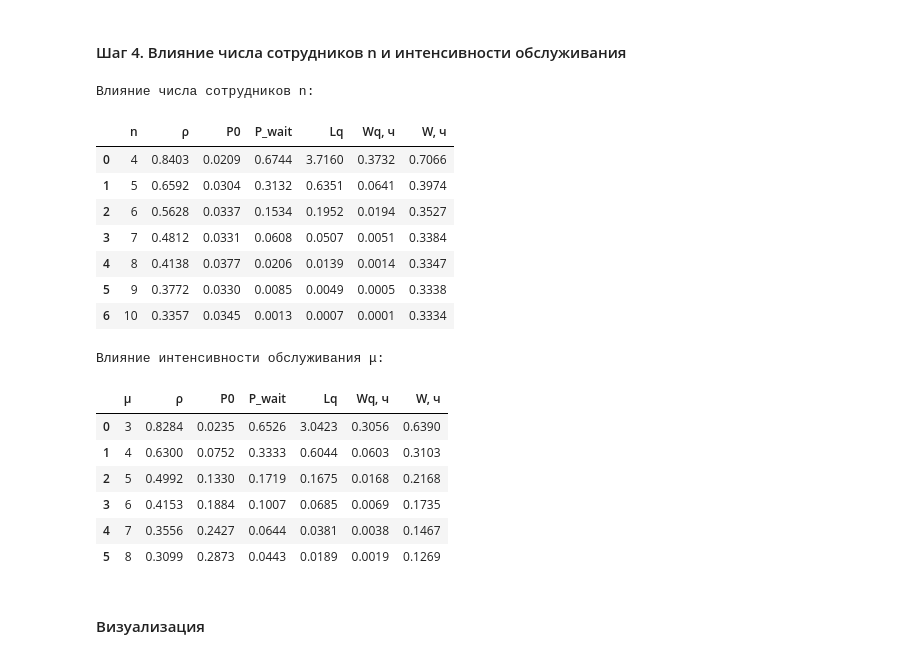
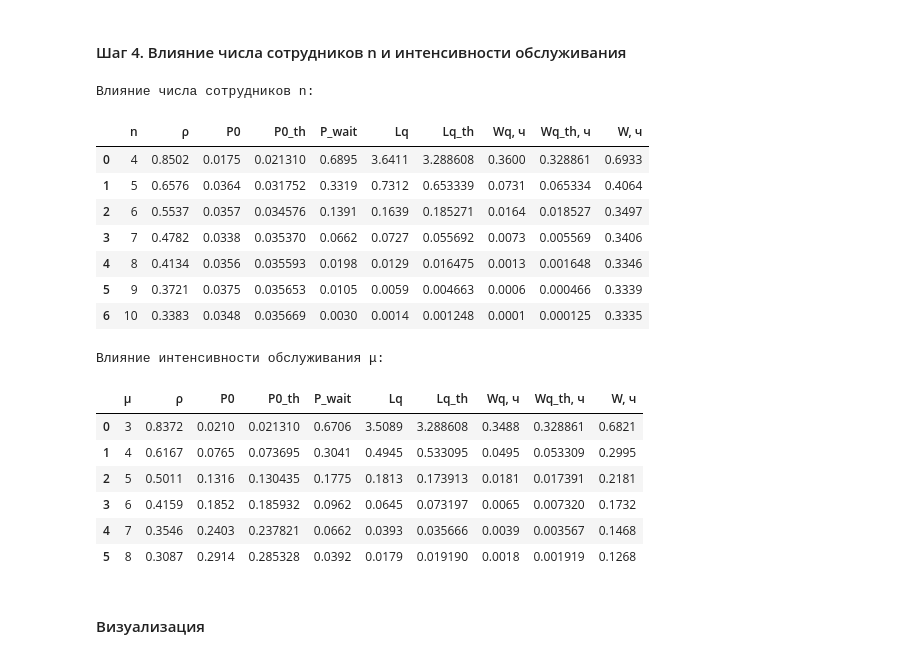
Before and after one commit to kimvlry/supercool-queueing-theory, a Jupyter notebook: lab-2.ipynb, the cells around one changed output. Saved outputs shown, nothing was run; the diff lists cells and outputs as text; code cells hidden in the pictures.

Commit message:
[lab-2, lab-3]: display theory

```diff
--- a/lab-2.ipynb
+++ b/lab-2.ipynb
@@ -249,58 +249,68 @@ Wq (ч)     0.3647  0.3289  10.90
 # %% [markdown]
 #### Шаг 4. Влияние числа сотрудников n и интенсивности обслуживания
 # %%
+from math import factorial
+
 # --- варьируем n ---
 rows_n = []
 for n in range(4, 11):
     r = simulate(ARRIVAL_RATE, SERVICE_RATE, n, SIMULATION_TIME)
+    t = erlang_c_theory(ARRIVAL_RATE, SERVICE_RATE, n)
     rows_n.append({
         "n": n,
-        "ρ":      r["ρ   (загрузка канала)"],
-        "P0":     r["P0  (простой системы)"],
-        "P_wait": r["P_w (вероятность ожидания)"],
-        "Lq":     r["Lq  (ср. очередь)"],
-        "Wq, ч":  r["Wq  (ср. ожидание, ч)"],
-        "W, ч":   r["W   (ср. время в системе, ч)"]
+        "ρ":        r["ρ   (загрузка канала)"],
+        "P0":       r["P0  (простой системы)"],
+        "P0_th":    t["P0_theory"] if t else None,
+        "P_wait":   r["P_w (вероятность ожидания)"],
+        "Lq":       r["Lq  (ср. очередь)"],
+        "Lq_th":    t["Lq_theory"] if t else None,
+        "Wq, ч":    r["Wq  (ср. ожидание, ч)"],
+        "Wq_th, ч": t["Wq_theory (ч)"] if t else None,
+        "W, ч":     r["W   (ср. время в системе, ч)"]
     })
 df_n = pd.DataFrame(rows_n)
 
 # --- варьируем μ ---
 rows_mu = []
 for mu in range(3, 9):
     r = simulate(ARRIVAL_RATE, mu, NUM_CHANNELS, SIMULATION_TIME)
+    t = erlang_c_theory(ARRIVAL_RATE, mu, NUM_CHANNELS)
     rows_mu.append({
-        "μ":      mu,
-        "ρ":      r["ρ   (загрузка канала)"],
-        "P0":     r["P0  (простой системы)"],
-        "P_wait": r["P_w (вероятность ожидания)"],
-        "Lq":     r["Lq  (ср. очередь)"],
-        "Wq, ч":  r["Wq  (ср. ожидание, ч)"],
-        "W, ч":   r["W   (ср. время в системе, ч)"]
+        "μ":        mu,
+        "ρ":        r["ρ   (загрузка канала)"],
+        "P0":       r["P0  (простой системы)"],
+        "P0_th":    t["P0_theory"] if t else None,
+        "P_wait":   r["P_w (вероятность ожидания)"],
+        "Lq":       r["Lq  (ср. очередь)"],
+        "Lq_th":    t["Lq_theory"] if t else None,
+        "Wq, ч":    r["Wq  (ср. ожидание, ч)"],
+        "Wq_th, ч": t["Wq_theory (ч)"] if t else None,
+        "W, ч":     r["W   (ср. время в системе, ч)"]
     })
 df_mu = pd.DataFrame(rows_mu)
 
 print("Влияние числа сотрудников n:")
 display(df_n)
 print("\nВлияние интенсивности обслуживания μ:")
 display(df_mu)
 # %% [output]
 Влияние числа сотрудников n:
-|  | n | ρ | P0 | P_wait | Lq | Wq, ч | W, ч |
-| 0 | 4 | 0.8403 | 0.0209 | 0.6744 | 3.7160 | 0.3732 | 0.7066 |
-| 1 | 5 | 0.6592 | 0.0304 | 0.3132 | 0.6351 | 0.0641 | 0.3974 |
-| 2 | 6 | 0.5628 | 0.0337 | 0.1534 | 0.1952 | 0.0194 | 0.3527 |
-| 3 | 7 | 0.4812 | 0.0331 | 0.0608 | 0.0507 | 0.0051 | 0.3384 |
-| 4 | 8 | 0.4138 | 0.0377 | 0.0206 | 0.0139 | 0.0014 | 0.3347 |
-| 5 | 9 | 0.3772 | 0.0330 | 0.0085 | 0.0049 | 0.0005 | 0.3338 |
-| 6 | 10 | 0.3357 | 0.0345 | 0.0013 | 0.0007 | 0.0001 | 0.3334 |
+|  | n | ρ | P0 | P0_th | P_wait | Lq | Lq_th | Wq, ч | Wq_th, ч | W, ч |
+| 0 | 4 | 0.8502 | 0.0175 | 0.021310 | 0.6895 | 3.6411 | 3.288608 | 0.3600 | 0.328861 | 0.6933 |
+| 1 | 5 | 0.6576 | 0.0364 | 0.031752 | 0.3319 | 0.7312 | 0.653339 | 0.0731 | 0.065334 | 0.4064 |
+| 2 | 6 | 0.5537 | 0.0357 | 0.034576 | 0.1391 | 0.1639 | 0.185271 | 0.0164 | 0.018527 | 0.3497 |
+| 3 | 7 | 0.4782 | 0.0338 | 0.035370 | 0.0662 | 0.0727 | 0.055692 | 0.0073 | 0.005569 | 0.3406 |
+| 4 | 8 | 0.4134 | 0.0356 | 0.035593 | 0.0198 | 0.0129 | 0.016475 | 0.0013 | 0.001648 | 0.3346 |
+| 5 | 9 | 0.3721 | 0.0375 | 0.035653 | 0.0105 | 0.0059 | 0.004663 | 0.0006 | 0.000466 | 0.3339 |
+| 6 | 10 | 0.3383 | 0.0348 | 0.035669 | 0.0030 | 0.0014 | 0.001248 | 0.0001 | 0.000125 | 0.3335 |
 Влияние интенсивности обслуживания μ:
-|  | μ | ρ | P0 | P_wait | Lq | Wq, ч | W, ч |
-| 0 | 3 | 0.8284 | 0.0235 | 0.6526 | 3.0423 | 0.3056 | 0.6390 |
-| 1 | 4 | 0.6300 | 0.0752 | 0.3333 | 0.6044 | 0.0603 | 0.3103 |
-| 2 | 5 | 0.4992 | 0.1330 | 0.1719 | 0.1675 | 0.0168 | 0.2168 |
-| 3 | 6 | 0.4153 | 0.1884 | 0.1007 | 0.0685 | 0.0069 | 0.1735 |
-| 4 | 7 | 0.3556 | 0.2427 | 0.0644 | 0.0381 | 0.0038 | 0.1467 |
-| 5 | 8 | 0.3099 | 0.2873 | 0.0443 | 0.0189 | 0.0019 | 0.1269 |
+|  | μ | ρ | P0 | P0_th | P_wait | Lq | Lq_th | Wq, ч | Wq_th, ч | W, ч |
+| 0 | 3 | 0.8372 | 0.0210 | 0.021310 | 0.6706 | 3.5089 | 3.288608 | 0.3488 | 0.328861 | 0.6821 |
+| 1 | 4 | 0.6167 | 0.0765 | 0.073695 | 0.3041 | 0.4945 | 0.533095 | 0.0495 | 0.053309 | 0.2995 |
+| 2 | 5 | 0.5011 | 0.1316 | 0.130435 | 0.1775 | 0.1813 | 0.173913 | 0.0181 | 0.017391 | 0.2181 |
+| 3 | 6 | 0.4159 | 0.1852 | 0.185932 | 0.0962 | 0.0645 | 0.073197 | 0.0065 | 0.007320 | 0.1732 |
+| 4 | 7 | 0.3546 | 0.2403 | 0.237821 | 0.0662 | 0.0393 | 0.035666 | 0.0039 | 0.003567 | 0.1468 |
+| 5 | 8 | 0.3087 | 0.2914 | 0.285328 | 0.0392 | 0.0179 | 0.019190 | 0.0018 | 0.001919 | 0.1268 |
 # %% [markdown]
 #### Визуализация
 # %%
```
Also changed, not shown: parts of 2 cells of this notebook, 1 other file.
